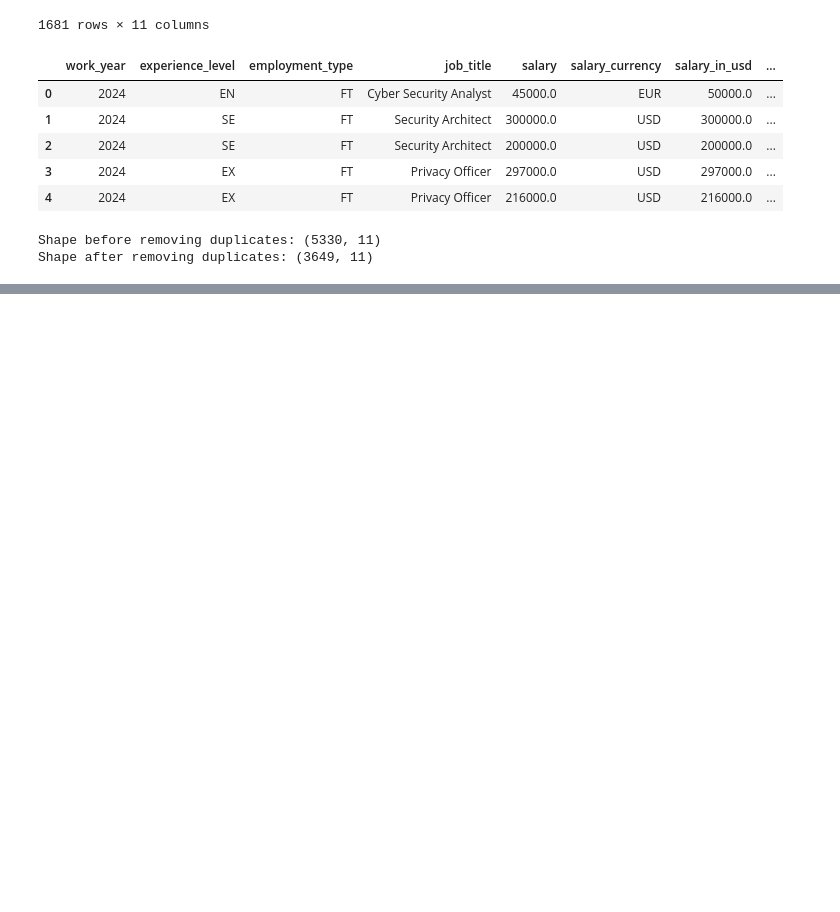
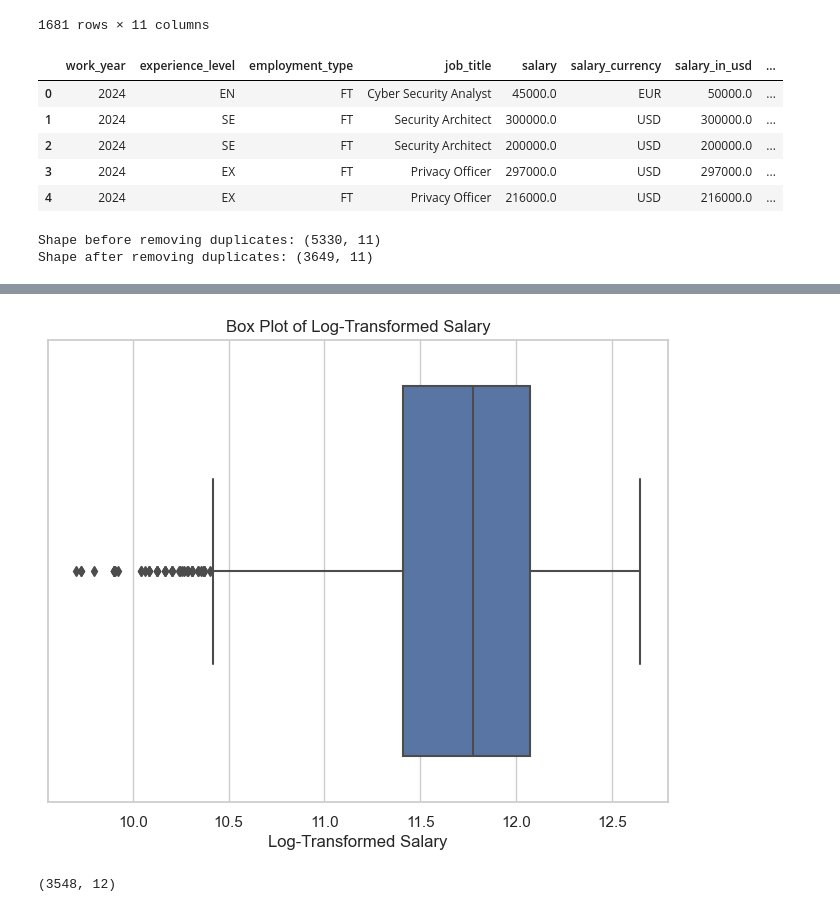
Before and after one commit to Mohammed-Mebarek-Mecheter/Basic-Data-Analysis-Projects, a Jupyter notebook: Global Salaries in Cybersecurity/Data Cleaning.ipynb, the cells around one changed output, grey strips where cells are left out. Cells and saved outputs as stored; diff of their text form; code cells hidden in the pictures; blank space fills up the shorter version.

```diff
--- a/Global Salaries in Cybersecurity/Data Cleaning.ipynb
+++ b/Global Salaries in Cybersecurity/Data Cleaning.ipynb
@@ -130,0 +190,17 @@ Shape after removing duplicates: (3649, 11)
+# %%
+# Log transformation of the 'salary' column
+df_cleaned_no_outliers_copy = df_cleaned_no_outliers.copy()
+df_cleaned_no_outliers_copy['salary_log'] = np.log1p(df_cleaned_no_outliers_copy['salary'])
+
+# Plotting a box plot of the log-transformed salary
+plt.figure(figsize=(8, 6))
+sns.boxplot(x='salary_log', data=df_cleaned_no_outliers_copy)
+plt.title('Box Plot of Log-Transformed Salary')
+plt.xlabel('Log-Transformed Salary')
+plt.show()
+# %% [output]
+[figure, added]
+# %%
+df_cleaned_no_outliers_copy.shape
+# %% [output]
+(3548, 12)
```
Also changed, not shown: parts of 6 cells of this notebook.
